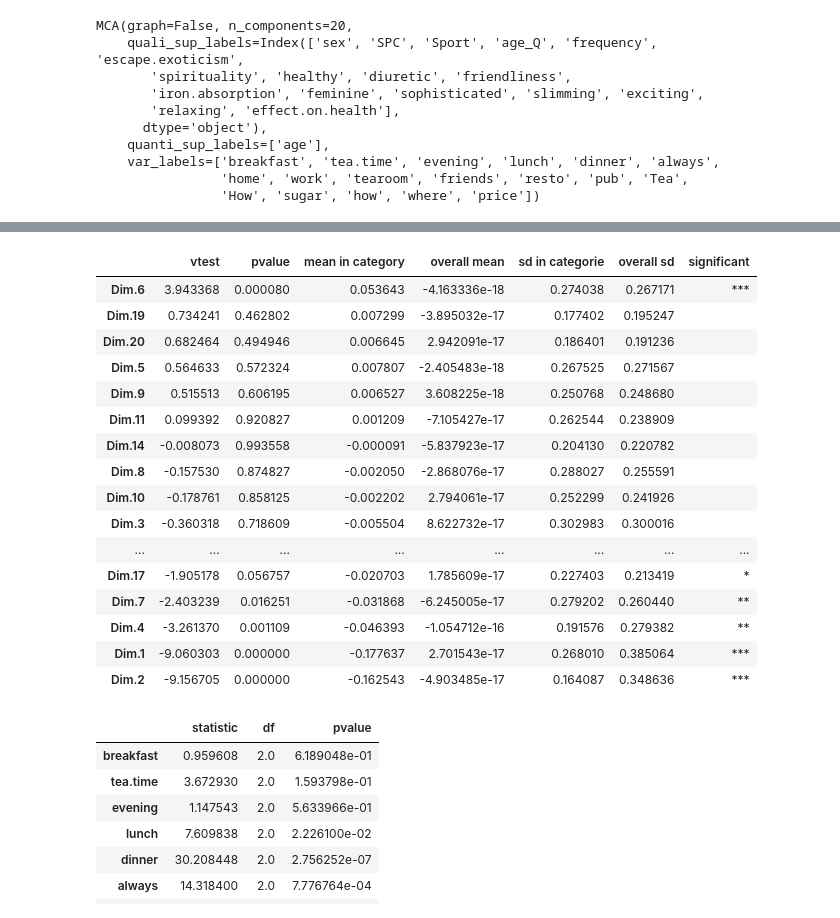
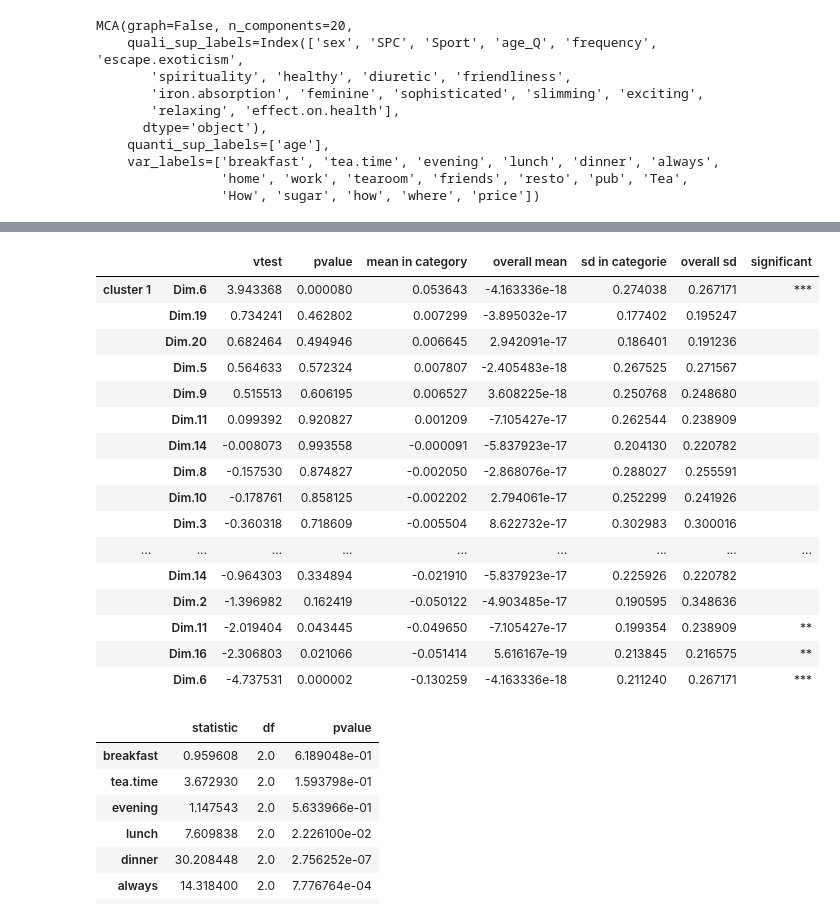
Before and after one commit to enfantbenidedieu/scientisttools, a Jupyter notebook: notebooks/hcpc_mca_example.ipynb, the cells around one changed output, grey strips where cells are left out. Saved outputs shown, nothing was run; the diff lists cells and outputs as text; code cells hidden in the pictures.

```diff
--- a/hcpc_mca_example.ipynb
+++ b/notebooks/hcpc_mca_example.ipynb
@@ -128,23 +58,23 @@ hcpc.cluster_infos_
 # %%
-hcpc.desc_axes_infos_["cluster 1"]
+hcpc.desc_axes_infos_
 # %% [output]
-|  | vtest | pvalue | mean in category | overall mean | sd in categorie | overall sd | significant |
-| Dim.6 | 3.943368 | 0.000080 | 0.053643 | -4.163336e-18 | 0.274038 | 0.267171 | *** |
-| Dim.19 | 0.734241 | 0.462802 | 0.007299 | -3.895032e-17 | 0.177402 | 0.195247 |  |
-| Dim.20 | 0.682464 | 0.494946 | 0.006645 | 2.942091e-17 | 0.186401 | 0.191236 |  |
-| Dim.5 | 0.564633 | 0.572324 | 0.007807 | -2.405483e-18 | 0.267525 | 0.271567 |  |
-| Dim.9 | 0.515513 | 0.606195 | 0.006527 | 3.608225e-18 | 0.250768 | 0.248680 |  |
-| Dim.11 | 0.099392 | 0.920827 | 0.001209 | -7.105427e-17 | 0.262544 | 0.238909 |  |
-| Dim.14 | -0.008073 | 0.993558 | -0.000091 | -5.837923e-17 | 0.204130 | 0.220782 |  |
-| Dim.8 | -0.157530 | 0.874827 | -0.002050 | -2.868076e-17 | 0.288027 | 0.255591 |  |
-| Dim.10 | -0.178761 | 0.858125 | -0.002202 | 2.794061e-17 | 0.252299 | 0.241926 |  |
-| Dim.3 | -0.360318 | 0.718609 | -0.005504 | 8.622732e-17 | 0.302983 | 0.300016 |  |
-| ... | ... | ... | ... | ... | ... | ... | ... |
-| Dim.17 | -1.905178 | 0.056757 | -0.020703 | 1.785609e-17 | 0.227403 | 0.213419 | * |
-| Dim.7 | -2.403239 | 0.016251 | -0.031868 | -6.245005e-17 | 0.279202 | 0.260440 | ** |
-| Dim.4 | -3.261370 | 0.001109 | -0.046393 | -1.054712e-16 | 0.191576 | 0.279382 | ** |
-| Dim.1 | -9.060303 | 0.000000 | -0.177637 | 2.701543e-17 | 0.268010 | 0.385064 | *** |
-| Dim.2 | -9.156705 | 0.000000 | -0.162543 | -4.903485e-17 | 0.164087 | 0.348636 | *** |
+|  |  | vtest | pvalue | mean in category | overall mean | sd in categorie | overall sd | significant |
+| cluster 1 | Dim.6 | 3.943368 | 0.000080 | 0.053643 | -4.163336e-18 | 0.274038 | 0.267171 | *** |
+|  | Dim.19 | 0.734241 | 0.462802 | 0.007299 | -3.895032e-17 | 0.177402 | 0.195247 |  |
+|  | Dim.20 | 0.682464 | 0.494946 | 0.006645 | 2.942091e-17 | 0.186401 | 0.191236 |  |
+|  | Dim.5 | 0.564633 | 0.572324 | 0.007807 | -2.405483e-18 | 0.267525 | 0.271567 |  |
+|  | Dim.9 | 0.515513 | 0.606195 | 0.006527 | 3.608225e-18 | 0.250768 | 0.248680 |  |
+|  | Dim.11 | 0.099392 | 0.920827 | 0.001209 | -7.105427e-17 | 0.262544 | 0.238909 |  |
+|  | Dim.14 | -0.008073 | 0.993558 | -0.000091 | -5.837923e-17 | 0.204130 | 0.220782 |  |
+|  | Dim.8 | -0.157530 | 0.874827 | -0.002050 | -2.868076e-17 | 0.288027 | 0.255591 |  |
+|  | Dim.10 | -0.178761 | 0.858125 | -0.002202 | 2.794061e-17 | 0.252299 | 0.241926 |  |
+|  | Dim.3 | -0.360318 | 0.718609 | -0.005504 | 8.622732e-17 | 0.302983 | 0.300016 |  |
+| ... | ... | ... | ... | ... | ... | ... | ... | ... |
+|  | Dim.14 | -0.964303 | 0.334894 | -0.021910 | -5.837923e-17 | 0.225926 | 0.220782 |  |
+|  | Dim.2 | -1.396982 | 0.162419 | -0.050122 | -4.903485e-17 | 0.190595 | 0.348636 |  |
+|  | Dim.11 | -2.019404 | 0.043445 | -0.049650 | -7.105427e-17 | 0.199354 | 0.238909 | ** |
+|  | Dim.16 | -2.306803 | 0.021066 | -0.051414 | 5.616167e-19 | 0.213845 | 0.216575 | ** |
+|  | Dim.6 | -4.737531 | 0.000002 | -0.130259 | -4.163336e-18 | 0.211240 | 0.267171 | *** |
 # %%
 hcpc.desc_var_quali_["chi-square-test"]
 # %% [output]
```
Also changed, not shown: parts of 14 cells of this notebook, 17 other files.
